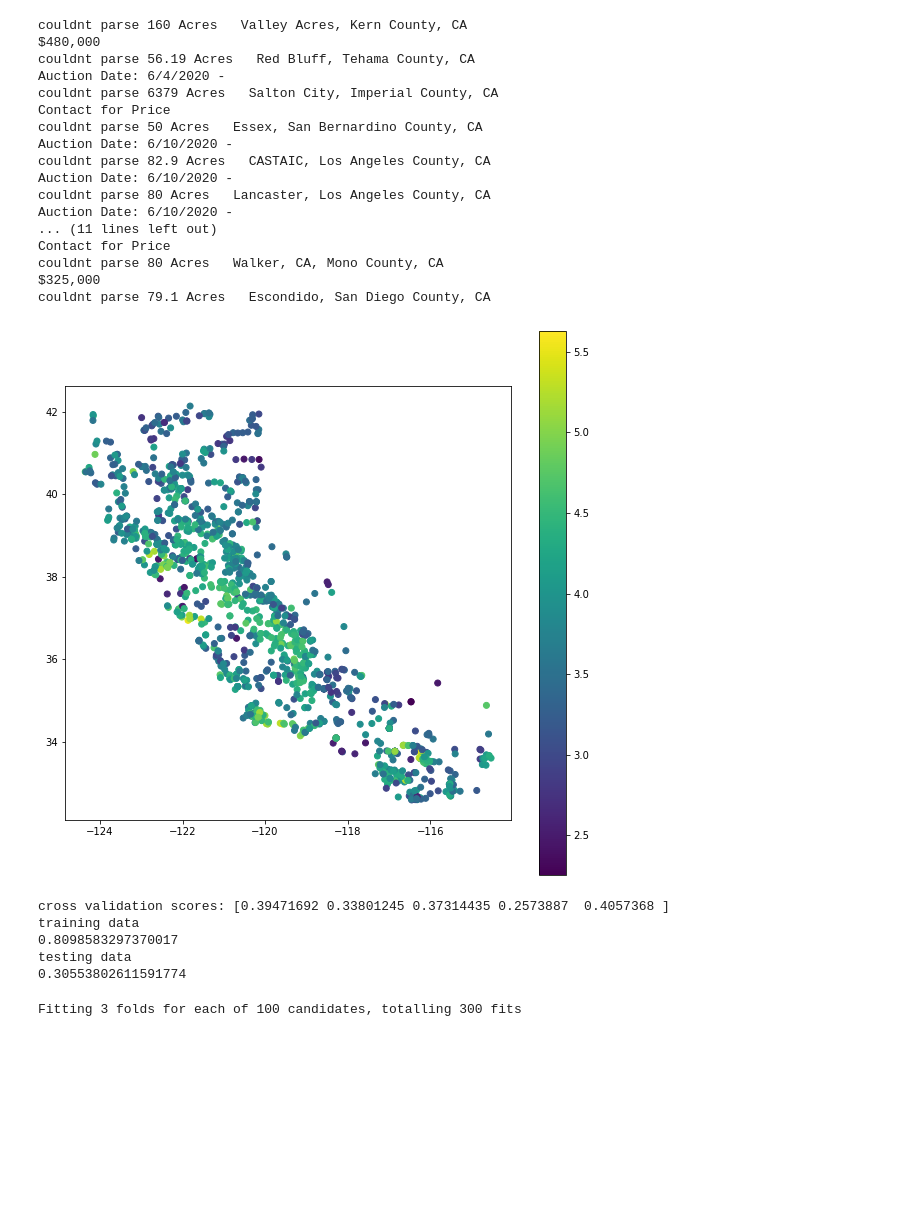
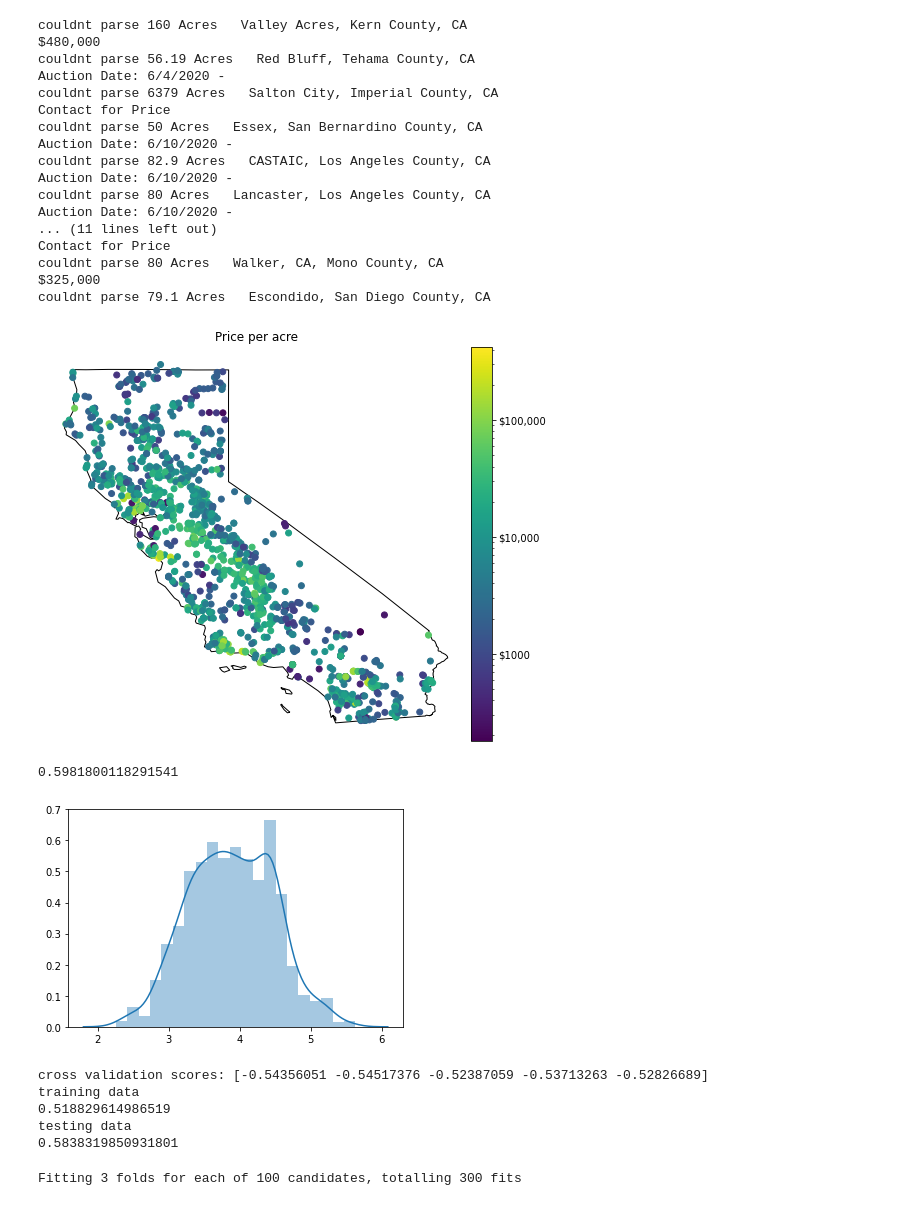
Before and after one commit to akuczala/windsite, a Jupyter notebook: land-values.ipynb, the cells around one changed output. Drawn from its saved outputs; the diff is of its cells as text; code cells hidden in the pictures; blank space fills up the shorter version.

```diff
--- a/land-values.ipynb
+++ b/land-values.ipynb
@@ -117,14 +117,32 @@ Contact for Price
 couldnt parse 80 Acres   Walker, CA, Mono County, CA
 $325,000
 couldnt parse 79.1 Acres   Escondido, San Diego County, CA
-# %%
-#sns.scatterplot(data=parsed_df,x='latitude',y='longitude',hue='ppa')
-plt.subplots(figsize=(10,10))
-plt.scatter(parsed_df['longitude'],parsed_df['latitude'],c=np.log10(parsed_df['ppa']))
-plt.colorbar()
-plt.gca().set_aspect(aspect=1)
-# %% [output]
-[figure, removed]
+# %%
+import geopandas as gpd
+usa_gpd = gpd.read_file('maps/states_21basic/states.shp')
+ca_gpd = usa_gpd[usa_gpd.STATE_ABBR == 'CA']
+# %%
+from mpl_toolkits.axes_grid1 import make_axes_locatable
+from matplotlib.colors import LogNorm
+#sns.scatterplot(data=parsed_df,x='latitude',y='longitude',hue='ppa')
+fig, ax = plt.subplots(figsize=(8,8))
+#plot california
+base = ca_gpd.plot(color='white',edgecolor='black',ax=ax)
+#im = plt.scatter(parsed_df['longitude'],parsed_df['latitude'],c=np.log10(parsed_df['ppa']))
+im = plt.scatter(parsed_df['longitude'],parsed_df['latitude'],c=parsed_df['ppa'],norm=LogNorm())
+plt.axis('off')
+#fig.colorbar(im,ax=ax)
+ax.set_aspect(aspect=1)
+
+divider = make_axes_locatable(ax)
+cax = divider.append_axes("right", size="5%", pad=0.05)
+cbar = fig.colorbar(im, cax=cax,ticks=[1e3,1e4,1e5])
+cbar.ax.set_yticklabels(['$1000','$10,000','$100,000'])
+ax.set_title('Price per acre')
+plt.savefig('figs/land-price.png',bbox_inches='tight')
+#plt.tight_layout()
+# %% [output]
+[figure, added]
 # %%
 from sklearn.linear_model import BayesianRidge
 from sklearn.linear_model import LinearRegression
@@ -164,16 +182,26 @@ def fit_model(model,X,y,score = 'explained_variance', random_state = 0):
     print(score_fun(y_test, y_pred))
 
     return model
+# %%
+X = parsed_df[['latitude','longitude']]
+y = np.log10(parsed_df['ppa']).to_numpy()
+sns.distplot(y)
+print(np.std(y))
+# %% [output]
+0.5981800118291541
+[figure, added]
 # %%
-model = RandomForestRegressor(n_estimators=400,max_leaf_nodes=16)
+from sklearn.ensemble import AdaBoostRegressor
+#model = RandomForestRegressor(n_estimators=400,max_leaf_nodes=16)
 #model = GaussianProcessRegressor(kernel = RBF(length_scale=0.05))
 #model =GaussianProcessRegressor()
-X = parsed_df[['latitude','longitude']]
-y = np.log10(parsed_df['ppa']).to_numpy()
-model = fit_model(rf_random.best_estimator_,X,y)
+
+#model = rf_random.best_estimator_
+model = AdaBoostRegressor()
+model = fit_model(model,X,y,score='neg_root_mean_squared_error')
 # %% [output]
-cross validation scores: [0.39471692 0.33801245 0.37314435 0.2573887  0.4057368 ]
+cross validation scores: [-0.54356051 -0.54517376 -0.52387059 -0.53713263 -0.52826689]
 training data
-0.8098583297370017
+0.518829614986519
 testing data
-0.30553802611591774
+0.5838319850931801
```
Also changed, not shown: parts of 5 cells of this notebook, 7 other files.
